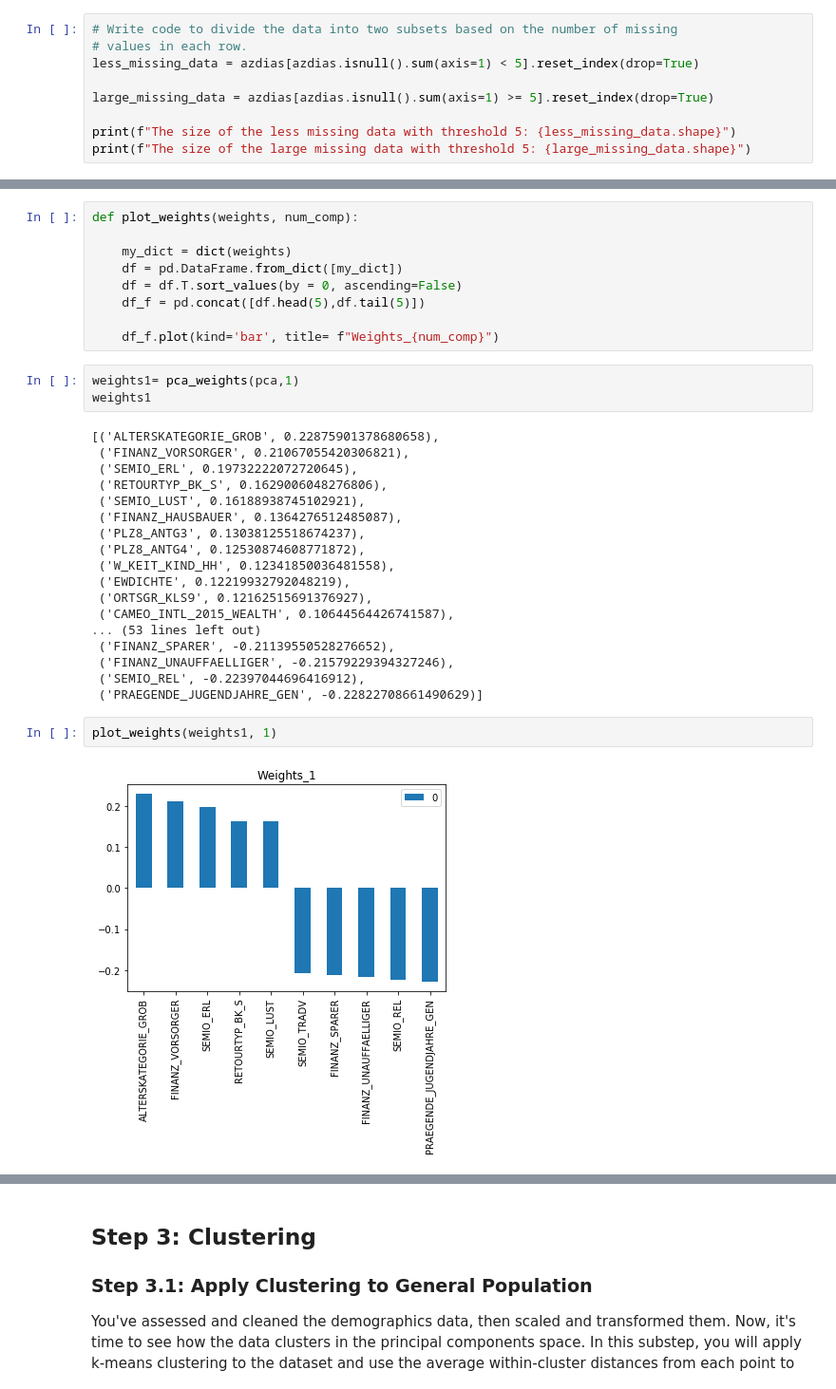
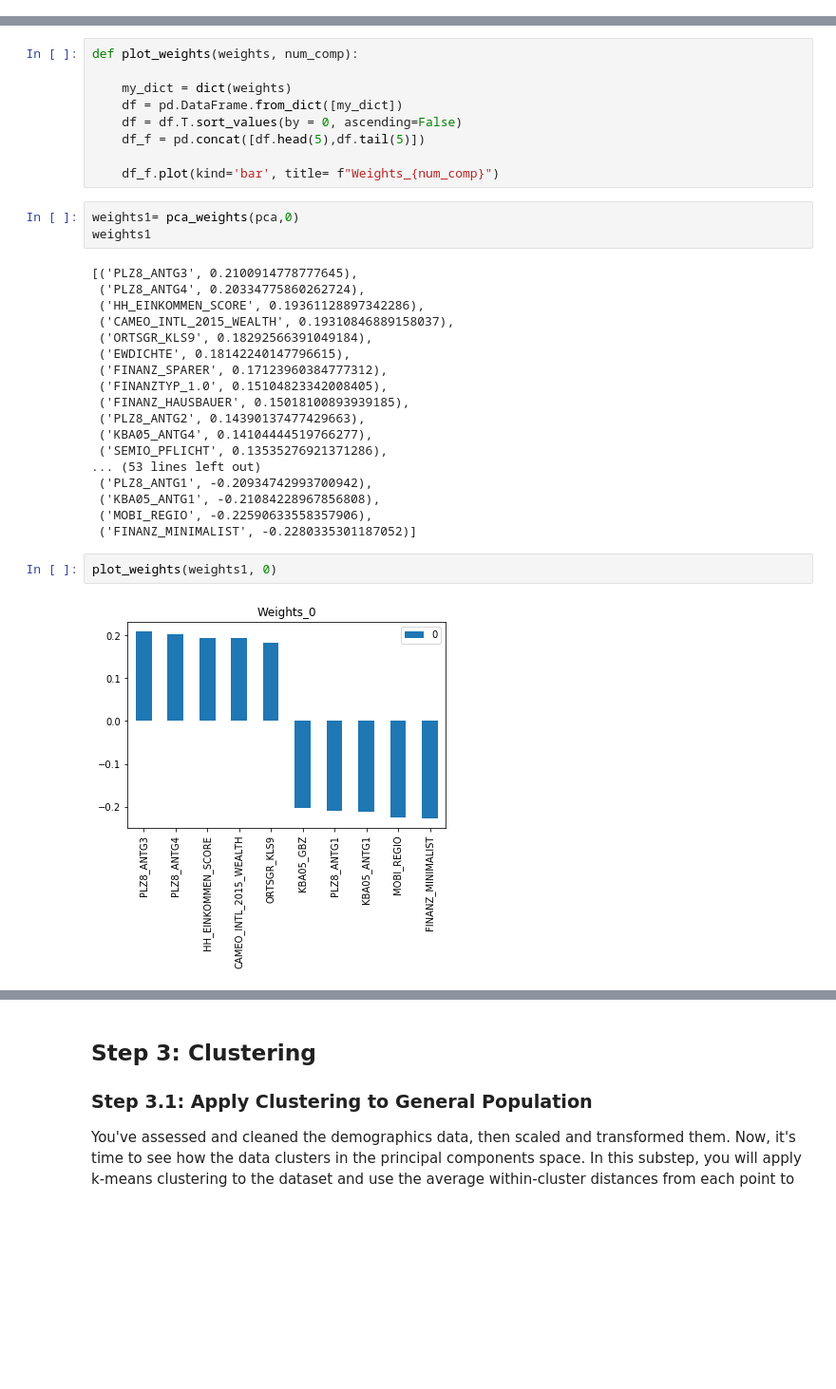
Before and after one commit to AbhishekKaushikCV/Udacity_Nanodegree, a Jupyter notebook: Projects/create_customer_segments/Identify_Customer_Segments.ipynb, the cells around one changed output, grey strips where cells are left out. Shown at 95% size. Saved outputs shown, nothing was run; the diff lists cells and outputs as text; blank space fills up the shorter version.

```diff
--- a/Projects/create_customer_segments/Identify_Customer_Segments.ipynb
+++ b/Projects/create_customer_segments/Identify_Customer_Segments.ipynb
@@ -353,12 +355,3 @@ print(f"The size of the large missing data with threshold 10: {large_missing_dat
 # %% [output]
 The size of the less missing data with threshold 10: (774943, 78)
 The size of the large missing data with threshold 10: (116278, 78)
-# %%
-# Write code to divide the data into two subsets based on the number of missing
-# values in each row.
-less_missing_data = azdias[azdias.isnull().sum(axis=1) < 5].reset_index(drop=True)
-
-large_missing_data = azdias[azdias.isnull().sum(axis=1) >= 5].reset_index(drop=True)
-
-print(f"The size of the less missing data with threshold 5: {less_missing_data.shape}")
-print(f"The size of the large missing data with threshold 5: {large_missing_data.shape}")
@@ -943,30 +937,30 @@ def plot_weights(weights, num_comp):
 
     df_f.plot(kind='bar', title= f"Weights_{num_comp}")
 # %%
-weights1= pca_weights(pca,1)
+weights1= pca_weights(pca,0)
 weights1
 # %% [output]
-[('ALTERSKATEGORIE_GROB', 0.22875901378680658),
- ('FINANZ_VORSORGER', 0.21067055420306821),
- ('SEMIO_ERL', 0.19732222072720645),
- ('RETOURTYP_BK_S', 0.1629006048276806),
- ('SEMIO_LUST', 0.16188938745102921),
- ('FINANZ_HAUSBAUER', 0.1364276512485087),
- ('PLZ8_ANTG3', 0.13038125518674237),
- ('PLZ8_ANTG4', 0.12530874608771872),
- ('W_KEIT_KIND_HH', 0.12341850036481558),
- ('EWDICHTE', 0.12219932792048219),
- ('ORTSGR_KLS9', 0.12162515691376927),
- ('CAMEO_INTL_2015_WEALTH', 0.10644564426741587),
+[('PLZ8_ANTG3', 0.2100914778777645),
+ ('PLZ8_ANTG4', 0.20334775860262724),
+ ('HH_EINKOMMEN_SCORE', 0.19361128897342286),
+ ('CAMEO_INTL_2015_WEALTH', 0.19310846889158037),
+ ('ORTSGR_KLS9', 0.18292566391049184),
+ ('EWDICHTE', 0.18142240147796615),
+ ('FINANZ_SPARER', 0.17123960384777312),
+ ('FINANZTYP_1.0', 0.15104823342008405),
+ ('FINANZ_HAUSBAUER', 0.15018100893939185),
+ ('PLZ8_ANTG2', 0.14390137477429663),
+ ('KBA05_ANTG4', 0.14104444519766277),
+ ('SEMIO_PFLICHT', 0.13535276921371286),
 ... (53 lines left out)
- ('FINANZ_SPARER', -0.21139550528276652),
- ('FINANZ_UNAUFFAELLIGER', -0.21579229394327246),
- ('SEMIO_REL', -0.22397044696416912),
- ('PRAEGENDE_JUGENDJAHRE_GEN', -0.22822708661490629)]
+ ('PLZ8_ANTG1', -0.20934742993700942),
+ ('KBA05_ANTG1', -0.21084228967856808),
+ ('MOBI_REGIO', -0.22590633558357906),
+ ('FINANZ_MINIMALIST', -0.2280335301187052)]
 # %%
-plot_weights(weights1, 1)
+plot_weights(weights1, 0)
 # %% [output]
-[figure, old version]
+[figure, new version]
 # %%
 # Map weights for the second principal component to corresponding feature names
 # and then print the linked values, sorted by weight.
```
Also changed, not shown: parts of 34 cells of this notebook, 1 other file.
